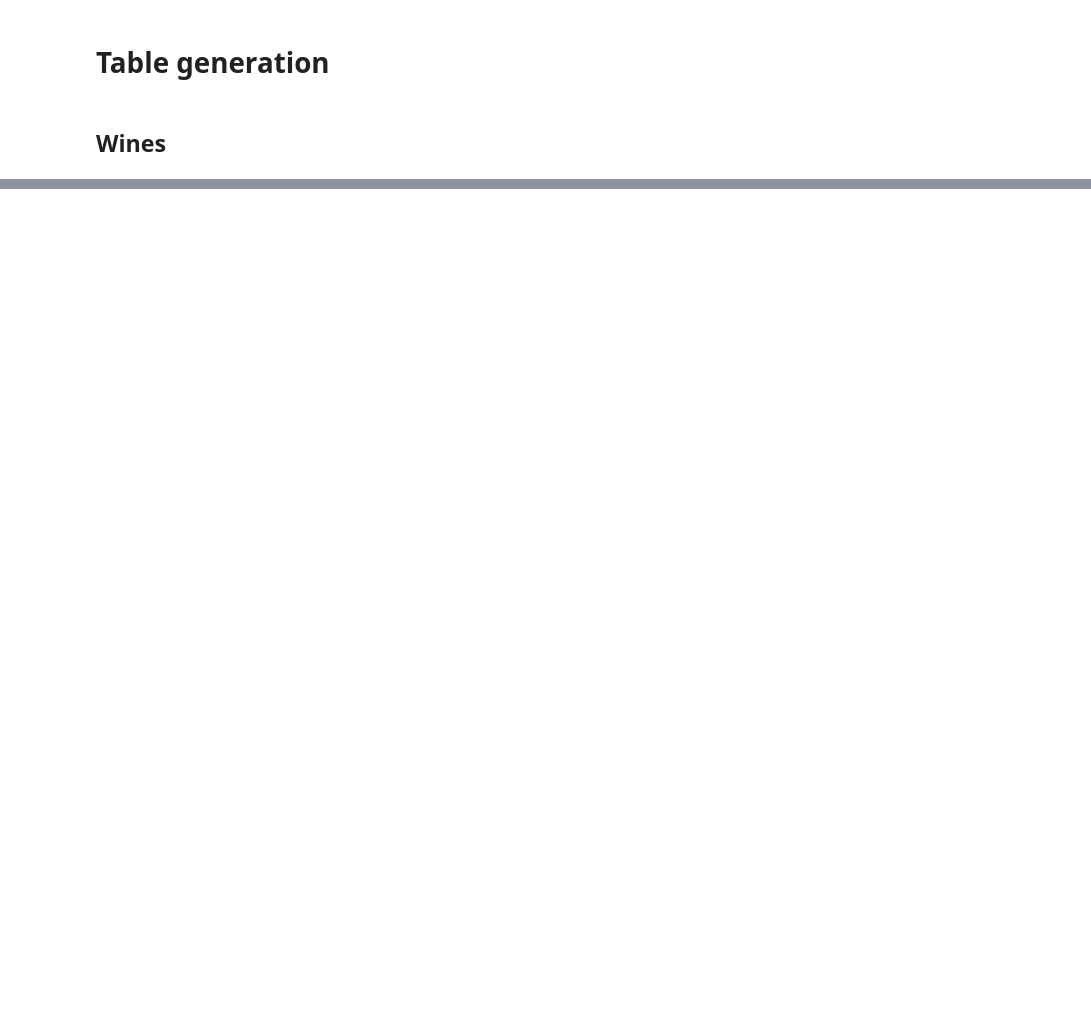
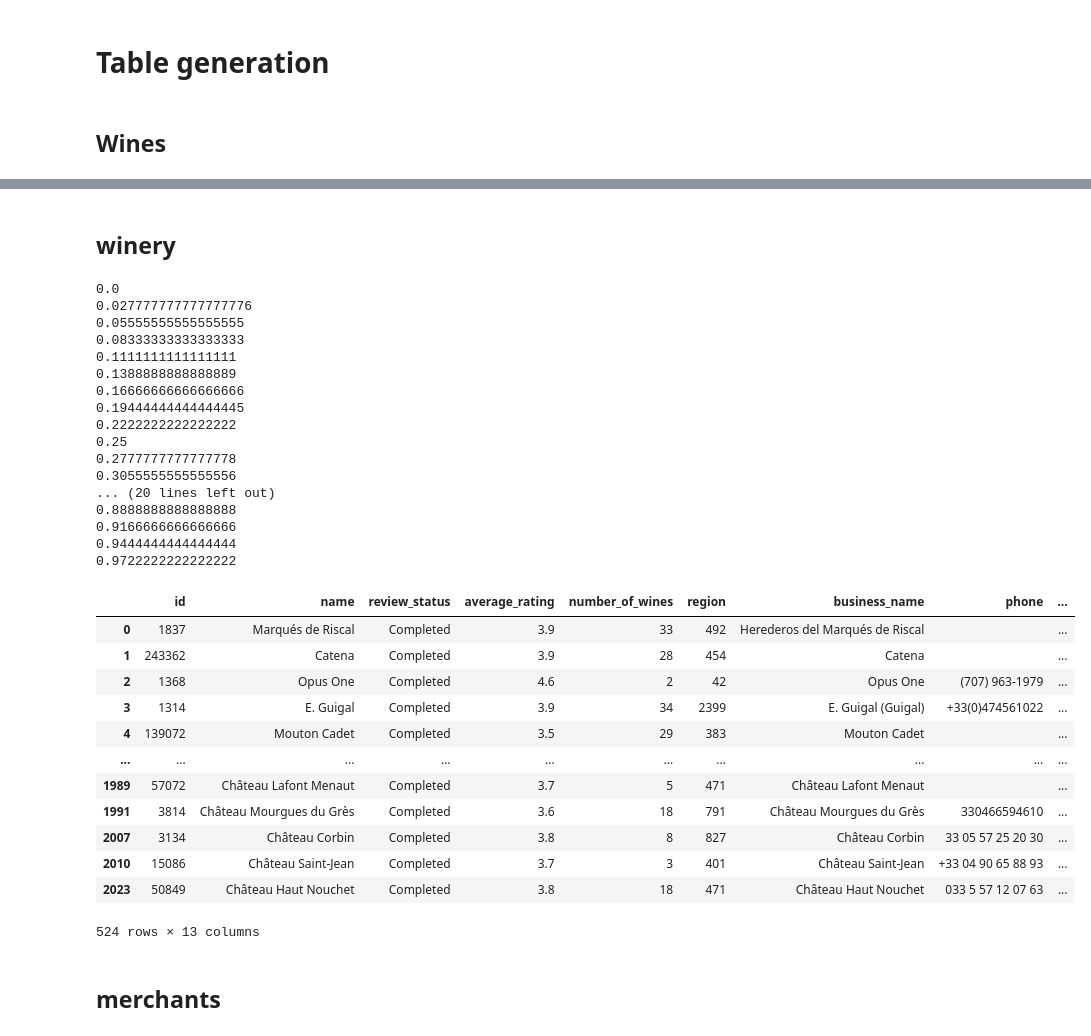
Before and after one commit to olgaflys/Demo-Notebooks, a Jupyter notebook: Vivino/Vivino_cleaning.ipynb, the cells around one changed output, grey strips where cells are left out. Cells and saved outputs as stored; diff of their text form; code cells hidden in the pictures; blank space fills up the shorter version.

```diff
--- a/Vivino/Vivino_cleaning.ipynb
+++ b/Vivino/Vivino_cleaning.ipynb
@@ -965,0 +680,13 @@ with (open("wine_tbm.pkl", "wb")) as openfile:
+# %%
+data=[]
+tot=len(los)
+for ix,js in enumerate(los):
+    try:
+        data.append(get_appelation(js))
+    except:
+        continue
+    if ix%100==0:
+        print(ix/tot)
+
+data=pd.DataFrame(data).drop_duplicates()
+data
@@ -965,0 +726,64 @@ with (open("wine_tbm.pkl", "wb")) as openfile:
+# %% [markdown]
+## winery
+# %%
+def get_winery(sample):
+    return {
+    'id':get_data(sample, 'vintage.wine.winery.id'),
+    'name':get_data(sample, 'vintage.wine.winery.name'),
+    'review_status':get_data(sample, 'vintage.wine.winery.review_status'),
+    'average_rating':get_data(sample, 'vintage.wine.winery.statistics.ratings_average'),
+    'number_of_wines':get_data(sample, 'vintage.wine.winery.statistics.wines_count'),
+    'region':get_data(sample, 'vintage.wine.winery.region.id'),
+    'business_name':get_data(sample, 'vintage.wine.winery.business_name'),
+    'phone':get_data(sample, 'vintage.wine.winery.phone'),
+    'email':get_data(sample, 'vintage.wine.winery.email'),
+    'winemaker':get_data(sample, 'vintage.wine.winery.winemaker'),
+    'website':get_data(sample, 'vintage.wine.winery.website'),
+    'latitude':get_data(sample, 'vintage.wine.winery.location.latitude'),
+    'longitude':get_data(sample, 'vintage.wine.winery.location.longitude'),
+
+}
+# %%
+data=[]
+tot=len(los)
+for ix,js in enumerate(los):
+    try:
+        data.append(get_winery(js))
+    except:
+        continue
+    if ix%100==0:
+        print(ix/tot)
+
+data=pd.DataFrame(data).drop_duplicates()
+data
+# %% [output]
+0.0
+0.027777777777777776
+0.05555555555555555
+0.08333333333333333
+0.1111111111111111
+0.1388888888888889
+0.16666666666666666
+0.19444444444444445
+0.2222222222222222
+0.25
+0.2777777777777778
+0.3055555555555556
+... (20 lines left out)
+0.8888888888888888
+0.9166666666666666
+0.9444444444444444
+0.9722222222222222
+|  | id | name | review_status | average_rating | number_of_wines | region | business_name | phone | ... |
+| 0 | 1837 | Marqués de Riscal | Completed | 3.9 | 33 | 492 | Herederos del Marqués de Riscal |  | ... |
+| 1 | 243362 | Catena | Completed | 3.9 | 28 | 454 | Catena |  | ... |
+| 2 | 1368 | Opus One | Completed | 4.6 | 2 | 42 | Opus One | (707) 963-1979 | ... |
+| 3 | 1314 | E. Guigal | Completed | 3.9 | 34 | 2399 | E. Guigal (Guigal) | +33(0)474561022 | ... |
+| 4 | 139072 | Mouton Cadet | Completed | 3.5 | 29 | 383 | Mouton Cadet |  | ... |
+| ... | ... | ... | ... | ... | ... | ... | ... | ... | ... |
+| 1989 | 57072 | Château Lafont Menaut | Completed | 3.7 | 5 | 471 | Château Lafont Menaut |  | ... |
+| 1991 | 3814 | Château Mourgues du Grès | Completed | 3.6 | 18 | 791 | Château Mourgues du Grès | 330466594610 | ... |
+| 2007 | 3134 | Château Corbin | Completed | 3.8 | 8 | 827 | Château Corbin | 33 05 57 25 20 30 | ... |
+| 2010 | 15086 | Château Saint-Jean | Completed | 3.7 | 3 | 401 | Château Saint-Jean | +33 04 90 65 88 93 | ... |
+| 2023 | 50849 | Château Haut Nouchet | Completed | 3.8 | 18 | 471 | Château Haut Nouchet | 033 5 57 12 07 63 | ... |
+524 rows × 13 columns
@@ -965,0 +792,2 @@ with (open("wine_tbm.pkl", "wb")) as openfile:
+# %% [markdown]
+## merchants
```
Also changed, not shown: parts of 94 cells of this notebook, 14 other files.
